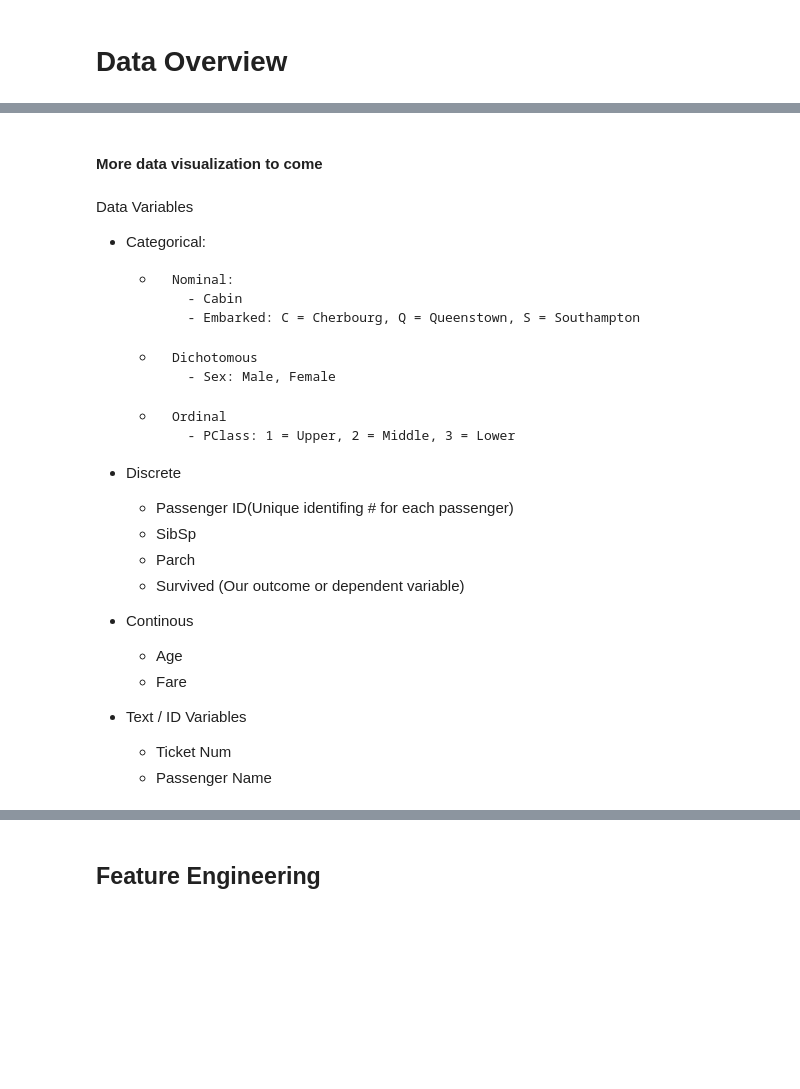
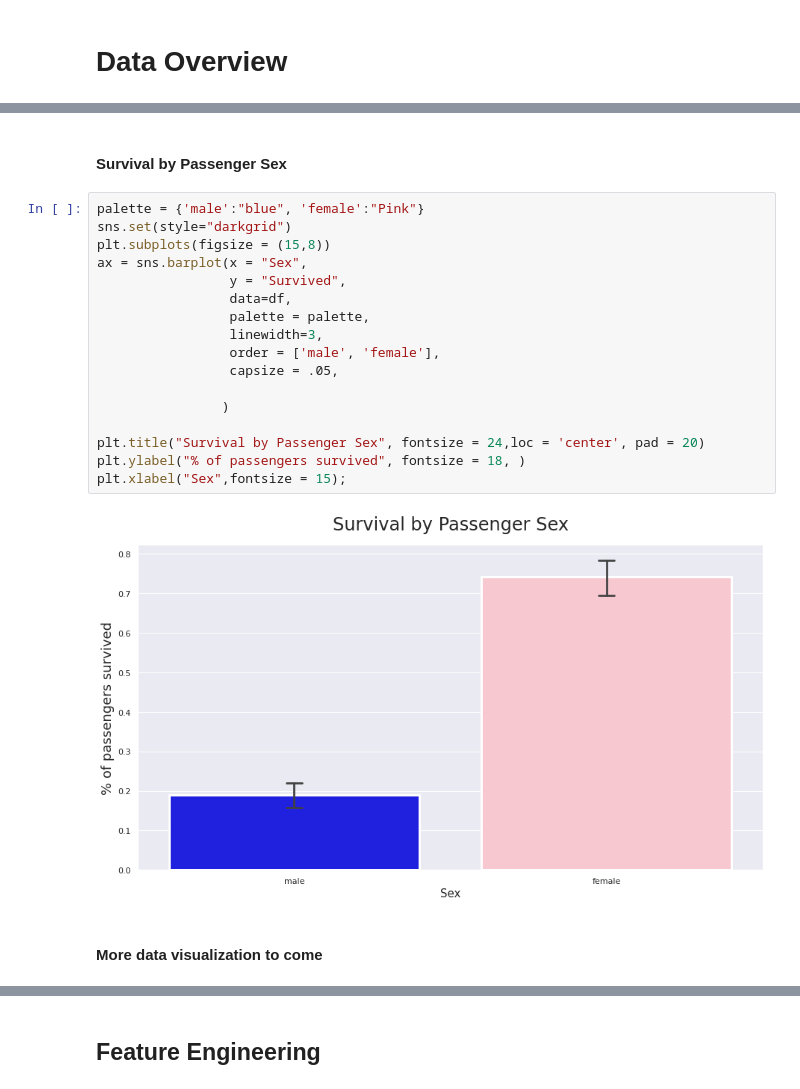
Before and after one commit to SophieSigfstead/Personal, a Jupyter notebook: titanic-analysis.ipynb, the cells around one changed output, grey strips where cells are left out. Drawn from its saved outputs; the diff is of its cells as text; blank space fills up the shorter version.

```diff
--- a/titanic-analysis.ipynb
+++ b/titanic-analysis.ipynb
@@ -65,25 +103,23 @@ Index(['PassengerId', 'Survived', 'Pclass', 'Name', 'Sex', 'Age', 'SibSp',
+# %% [markdown]
+#### Survival by Passenger Sex
+# %%
+palette = {'male':"blue", 'female':"Pink"}
+sns.set(style="darkgrid")
+plt.subplots(figsize = (15,8))
+ax = sns.barplot(x = "Sex",
+                 y = "Survived",
+                 data=df,
+                 palette = palette,
+                 linewidth=3,
+                 order = ['male', 'female'],
+                 capsize = .05,
+
+                )
+
+plt.title("Survival by Passenger Sex", fontsize = 24,loc = 'center', pad = 20)
+plt.ylabel("% of passengers survived", fontsize = 18, )
+plt.xlabel("Sex",fontsize = 15);
+# %% [output]
+[figure, added]
 # %% [markdown]
 #### More data visualization to come
-# %% [markdown]
-Data Variables
-* Categorical:
-    *     Nominal:
-            - Cabin
-            - Embarked: C = Cherbourg, Q = Queenstown, S = Southampton
-    *     Dichotomous
-            - Sex: Male, Female
-    *     Ordinal
-            - PClass: 1 = Upper, 2 = Middle, 3 = Lower
-
-* Discrete
-    - Passenger ID(Unique identifing # for each passenger)
-    - SibSp
-    - Parch
-    - Survived (Our outcome or dependent variable)
-* Continous
-    - Age
-    - Fare
-
- * Text / ID Variables
-    - Ticket Num
-    - Passenger Name
```
Also changed, not shown: parts of 14 cells of this notebook.
